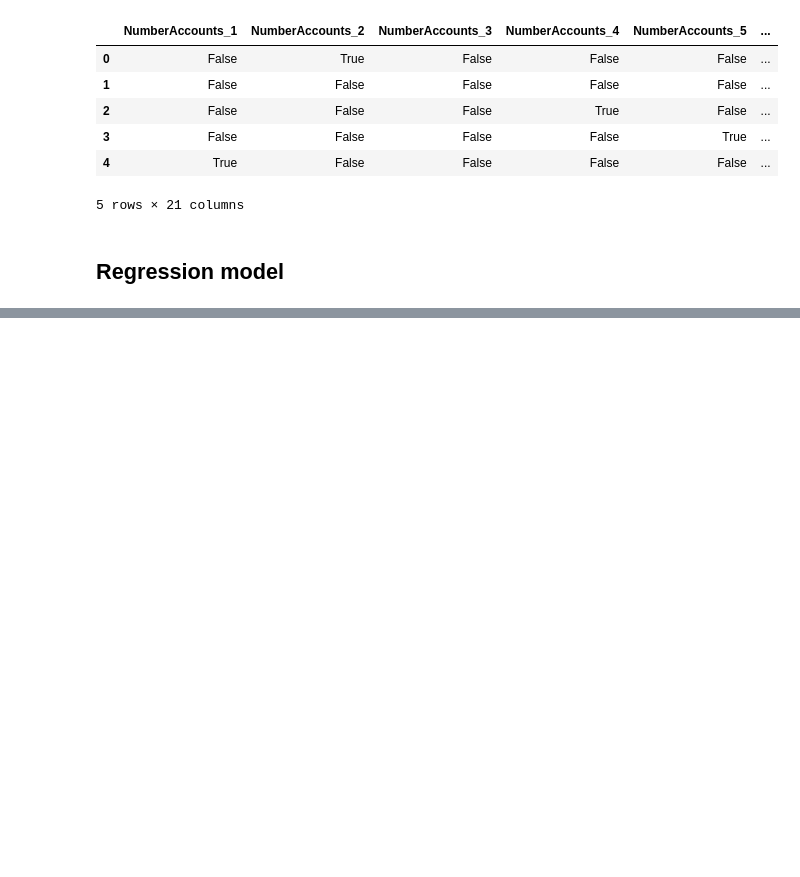
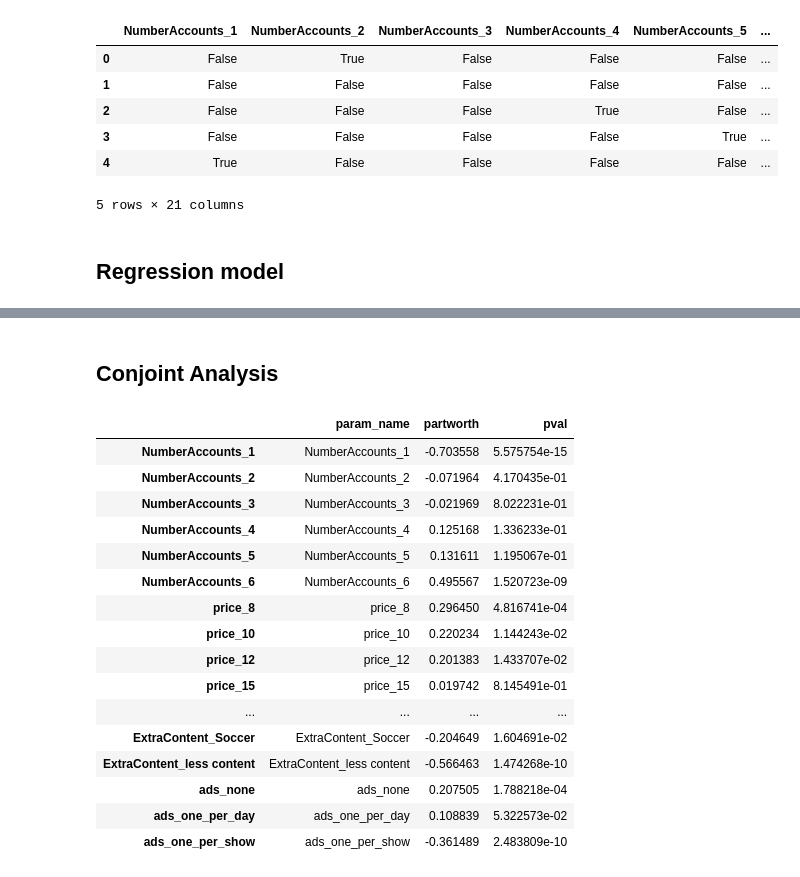
Before and after one commit to jeremysb1/conjoint-analysis, a Jupyter notebook: cbc.ipynb, the cells around one changed output, grey strips where cells are left out. Saved outputs shown, nothing was run; the diff lists cells and outputs as text; code cells hidden in the pictures; blank space fills up the shorter version.

Commit message:
created df with results

```diff
--- a/cbc.ipynb
+++ b/cbc.ipynb
@@ -84,3 +84,29 @@ Generalized Linear Model Regression Results
 | ads_none | 0.2075 | 0.055 | 3.747 | 0.000 | 0.099 | 0.316 |
 | ads_one_per_day | 0.1088 | 0.056 | 1.933 | 0.053 | -0.002 | 0.219 |
 | ads_one_per_show | -0.3615 | 0.057 | -6.328 | 0.000 | -0.473 | -0.250 |
+# %% [markdown]
+## Conjoint Analysis
+# %%
+# Create a DF with the results
+df_result = pd.DataFrame({'param_name': model.params.keys(),
+                        'partworth': model.params.values,
+                        'pval': model.pvalues})
+df_result
+# %% [output]
+|  | param_name | partworth | pval |
+| NumberAccounts_1 | NumberAccounts_1 | -0.703558 | 5.575754e-15 |
+| NumberAccounts_2 | NumberAccounts_2 | -0.071964 | 4.170435e-01 |
+| NumberAccounts_3 | NumberAccounts_3 | -0.021969 | 8.022231e-01 |
+| NumberAccounts_4 | NumberAccounts_4 | 0.125168 | 1.336233e-01 |
+| NumberAccounts_5 | NumberAccounts_5 | 0.131611 | 1.195067e-01 |
+| NumberAccounts_6 | NumberAccounts_6 | 0.495567 | 1.520723e-09 |
+| price_8 | price_8 | 0.296450 | 4.816741e-04 |
+| price_10 | price_10 | 0.220234 | 1.144243e-02 |
+| price_12 | price_12 | 0.201383 | 1.433707e-02 |
+| price_15 | price_15 | 0.019742 | 8.145491e-01 |
+| ... | ... | ... | ... |
+| ExtraContent_Soccer | ExtraContent_Soccer | -0.204649 | 1.604691e-02 |
+| ExtraContent_less content | ExtraContent_less content | -0.566463 | 1.474268e-10 |
+| ads_none | ads_none | 0.207505 | 1.788218e-04 |
+| ads_one_per_day | ads_one_per_day | 0.108839 | 5.322573e-02 |
+| ads_one_per_show | ads_one_per_show | -0.361489 | 2.483809e-10 |
```
Also changed, not shown: parts of 1 cell of this notebook.
